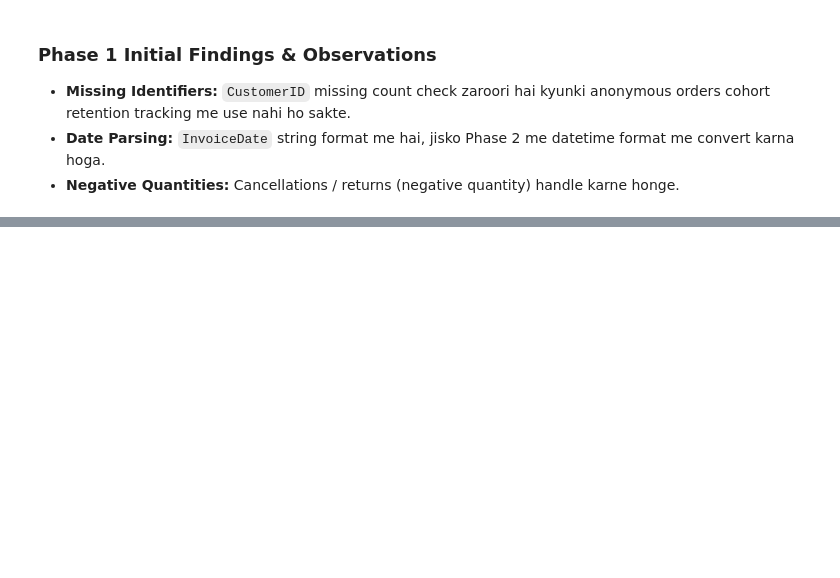
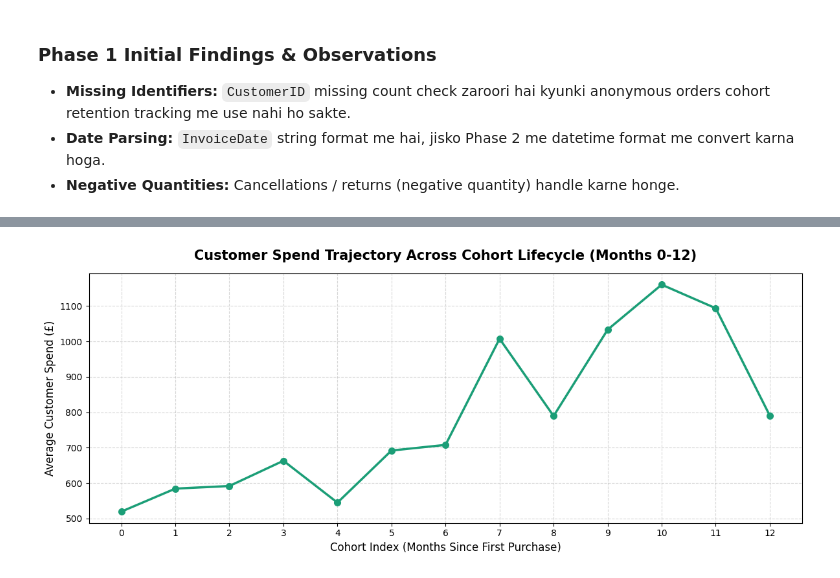
Before and after one commit to aadya-saraswat/DA-030-online-retail-cohort-analysis, a Jupyter notebook: notebooks/DA_030_cohort_analysis.ipynb, the cells around one changed output, grey strips where cells are left out. Saved outputs shown, nothing was run; the diff lists cells and outputs as text; code cells hidden in the pictures; blank space fills up the shorter version.

```diff
--- a/notebooks/DA_030_cohort_analysis.ipynb
+++ b/notebooks/DA_030_cohort_analysis.ipynb
@@ -89,0 +256,20 @@ Country                   0            0.00
+# %%
+# Chart 3: Average Spend per Customer Across Cohort Lifetime (Cohort Index)
+# 1. Total spend per customer per cohort index
+customer_spend = df_clean.groupby(['CohortIndex', 'CustomerID'])['TotalSpend'].sum().reset_index()
+
+# 2. Average spend across customers for each cohort age
+avg_cohort_spend = customer_spend.groupby('CohortIndex')['TotalSpend'].mean()
+
+plt.figure(figsize=(12, 5))
+plt.plot(avg_cohort_spend.index, avg_cohort_spend.values, marker='o', linewidth=2.5, color='#1b9e77', markersize=7)
+
+plt.title('Customer Spend Trajectory Across Cohort Lifecycle (Months 0-12)', fontsize=15, fontweight='bold', pad=15)
+plt.xlabel('Cohort Index (Months Since First Purchase)', fontsize=12)
+plt.ylabel('Average Customer Spend (£)', fontsize=12)
+plt.xticks(range(0, 13))
+plt.grid(True, linestyle='--', alpha=0.5)
+plt.tight_layout()
+plt.show()
+# %% [output]
+[figure, added]
```
Also changed, not shown: parts of 8 cells of this notebook.
